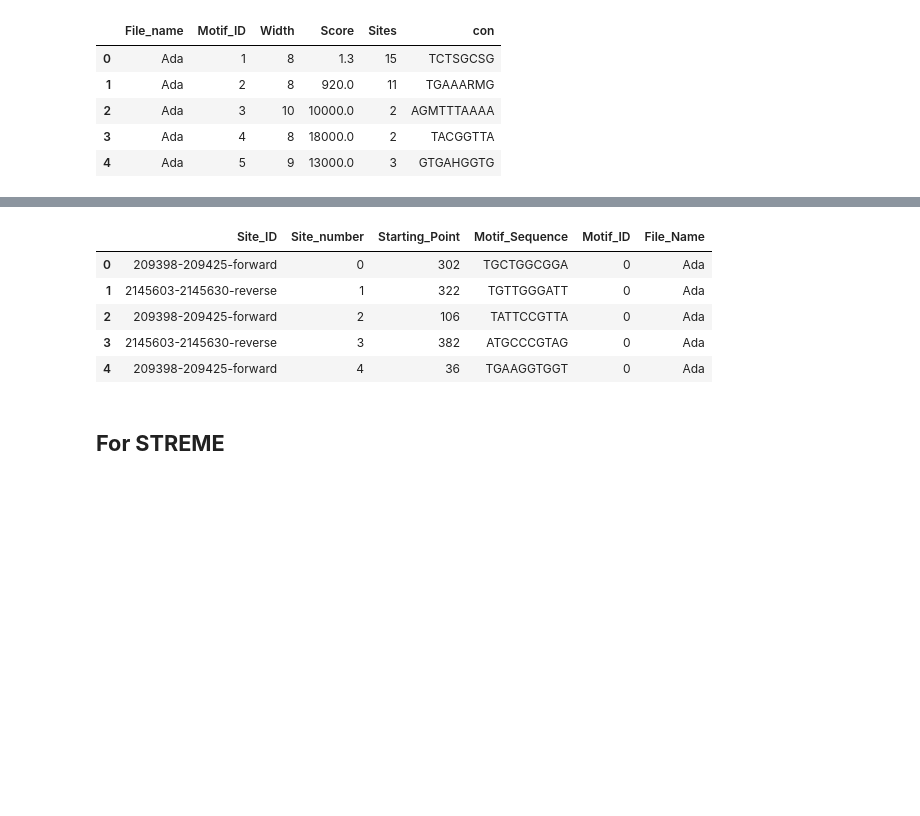
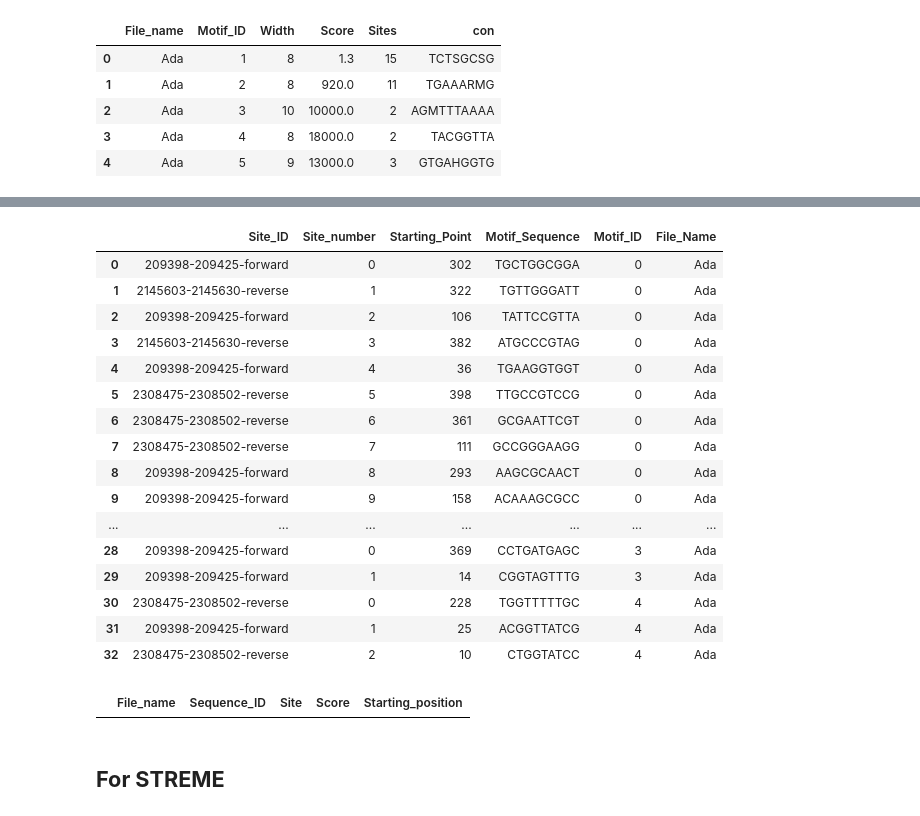
Before and after one commit to SpyrosAlvanakis/Molecular_Algorithms_project, a Jupyter notebook: Regex_for_outputs.ipynb, the cells around one changed output, grey strips where cells are left out. Saved outputs shown, nothing was run; the diff lists cells and outputs as text; code cells hidden in the pictures; blank space fills up the shorter version.

Commit message:
please fix MEME

```diff
--- a/Regex_for_outputs.ipynb
+++ b/Regex_for_outputs.ipynb
@@ -316,10 +313,21 @@ for i, site in enumerate(meme_sites):
 # %%
 site_df_meme = pd.DataFrame(meme_site_dict)
-site_df_meme.head()
+site_df_meme
 # %% [output]
 |  | Site_ID | Site_number | Starting_Point | Motif_Sequence | Motif_ID | File_Name |
 | 0 | 209398-209425-forward | 0 | 302 | TGCTGGCGGA | 0 | Ada |
 | 1 | 2145603-2145630-reverse | 1 | 322 | TGTTGGGATT | 0 | Ada |
 | 2 | 209398-209425-forward | 2 | 106 | TATTCCGTTA | 0 | Ada |
 | 3 | 2145603-2145630-reverse | 3 | 382 | ATGCCCGTAG | 0 | Ada |
 | 4 | 209398-209425-forward | 4 | 36 | TGAAGGTGGT | 0 | Ada |
+| 5 | 2308475-2308502-reverse | 5 | 398 | TTGCCGTCCG | 0 | Ada |
+| 6 | 2308475-2308502-reverse | 6 | 361 | GCGAATTCGT | 0 | Ada |
+| 7 | 2308475-2308502-reverse | 7 | 111 | GCCGGGAAGG | 0 | Ada |
+| 8 | 209398-209425-forward | 8 | 293 | AAGCGCAACT | 0 | Ada |
+| 9 | 209398-209425-forward | 9 | 158 | ACAAAGCGCC | 0 | Ada |
+| ... | ... | ... | ... | ... | ... | ... |
+| 28 | 209398-209425-forward | 0 | 369 | CCTGATGAGC | 3 | Ada |
+| 29 | 209398-209425-forward | 1 | 14 | CGGTAGTTTG | 3 | Ada |
+| 30 | 2308475-2308502-reverse | 0 | 228 | TGGTTTTTGC | 4 | Ada |
+| 31 | 209398-209425-forward | 1 | 25 | ACGGTTATCG | 4 | Ada |
+| 32 | 2308475-2308502-reverse | 2 | 10 | CTGGTATCC | 4 | Ada |
@@ -326,3 +381,7 @@ site_df_meme.head()
+# %%
+meme_df
+# %% [output]
+|  | File_name | Sequence_ID | Site | Score | Starting_position |
 # %% [markdown]
 ## **For STREME**
 # %%
```
Also changed, not shown: parts of 15 cells of this notebook.
